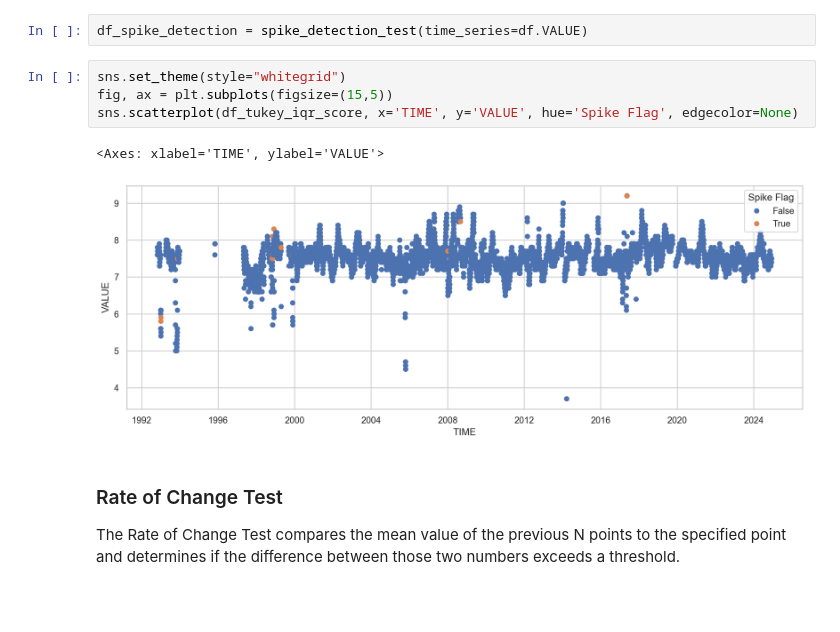
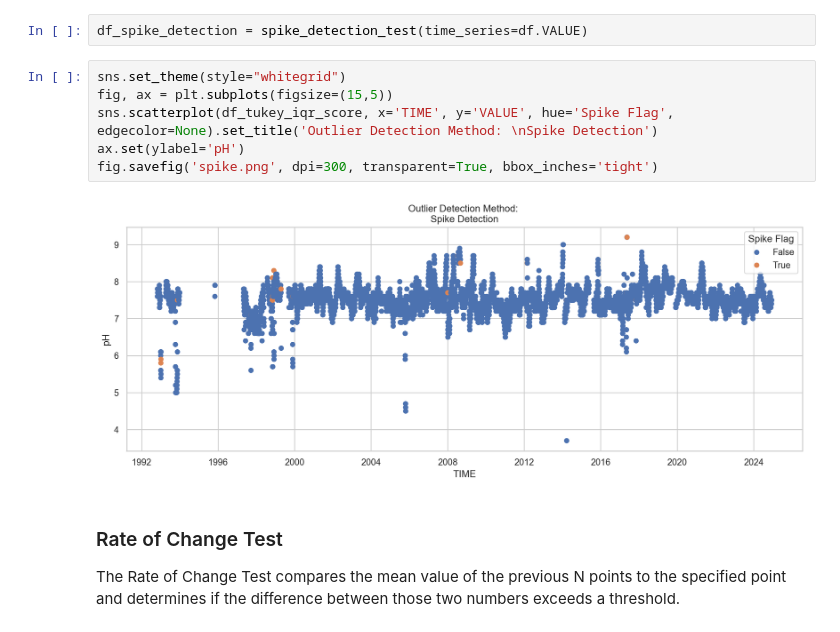
Before and after one commit to DWR-QA-Program/caldata-dsa-outlier-tool, a Jupyter notebook: dwr/dwr.ipynb, the cells around one changed output. Saved outputs shown, nothing was run; the diff lists cells and outputs as text; blank space fills up the shorter version.

```diff
--- a/dwr/dwr.ipynb
+++ b/dwr/dwr.ipynb
@@ -394,10 +397,11 @@ df_spike_detection = spike_detection_test(time_series=df.VALUE)
 # %%
 sns.set_theme(style="whitegrid")
 fig, ax = plt.subplots(figsize=(15,5))
-sns.scatterplot(df_tukey_iqr_score, x='TIME', y='VALUE', hue='Spike Flag', edgecolor=None)
+sns.scatterplot(df_tukey_iqr_score, x='TIME', y='VALUE', hue='Spike Flag', edgecolor=None).set_title('Outlier Detection Method: \nSpike Detection')
+ax.set(ylabel='pH')
+fig.savefig('spike.png', dpi=300, transparent=True, bbox_inches='tight')
 # %% [output]
-<Axes: xlabel='TIME', ylabel='VALUE'>
-[figure, old version]
+[figure, new version]
 # %% [markdown]
 ### Rate of Change Test
 
```
Also changed, not shown: parts of 5 cells of this notebook.
